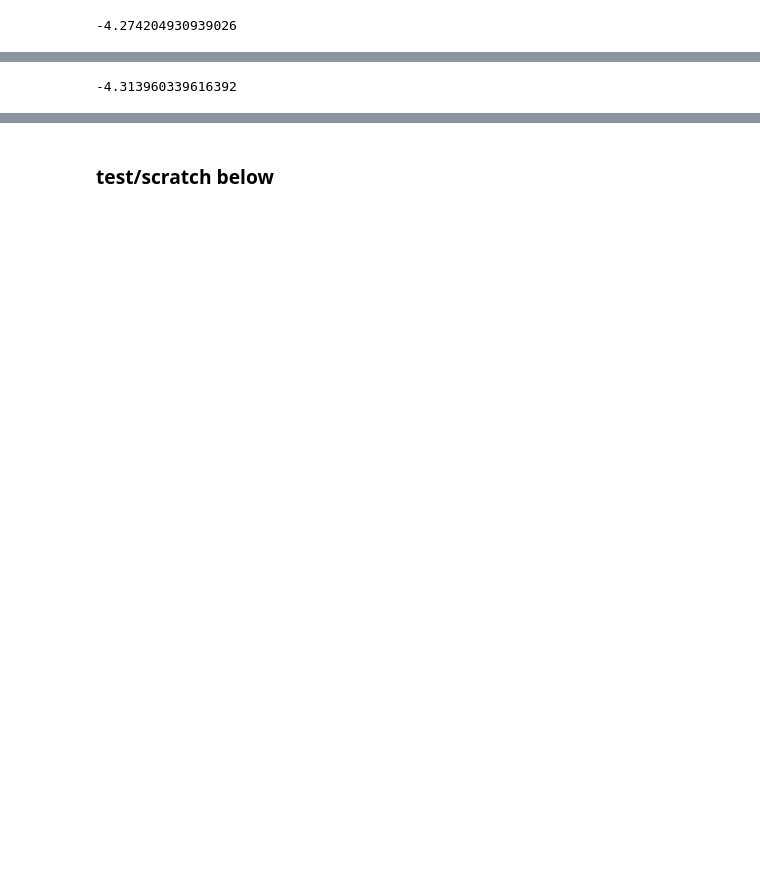
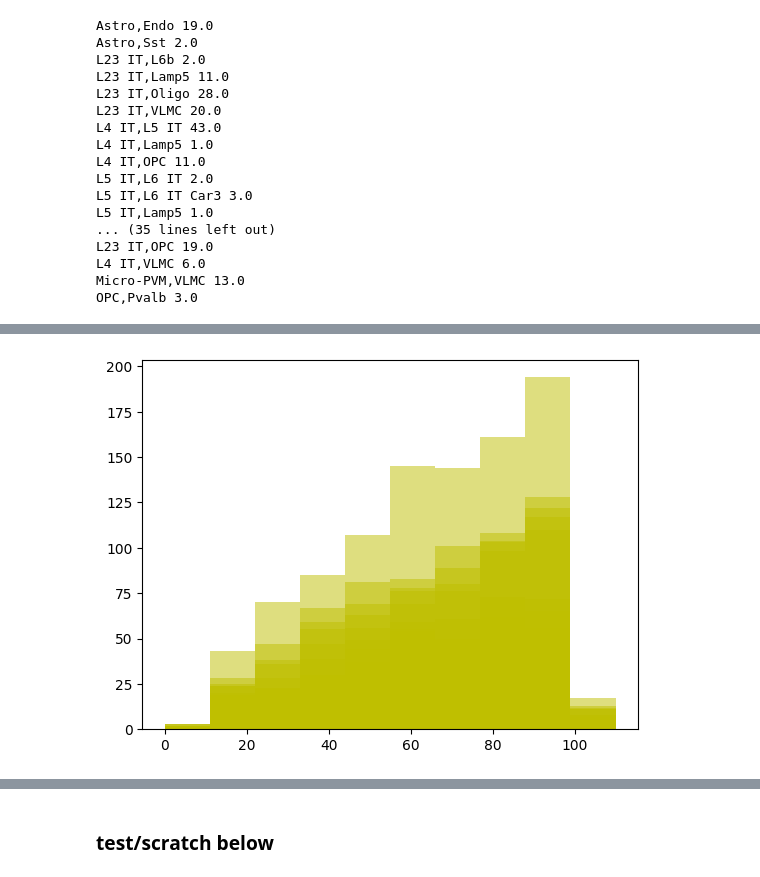
Before and after one commit to AllenInstitute/spots-in-space, a Jupyter notebook: code/merscope_processing/zhuang_cci_rewrite_attempt.ipynb, the cells around one changed output, grey strips where cells are left out. Cells and saved outputs as stored; diff of their text form; code cells hidden in the pictures; blank space fills up the shorter version.

Commit message:
Added zhuang fig 3b plotting fn, converted pairwise dist calc into fn

```diff
--- a/code/merscope_processing/zhuang_cci_rewrite_attempt.ipynb
+++ b/code/merscope_processing/zhuang_cci_rewrite_attempt.ipynb
@@ -103,31 +94,36 @@ KeyboardInterrupt:
 new_root = root_folder.joinpath(barcode)
 cci_csvs = new_root.glob('*.csv')
 obs_freqs = pd.DataFrame(columns=['pair_0', 'pair_1', 'z_score'])
+test = {}
 for cci in list(cci_csvs):
     # calculate one-tailed z-test of observed vs randomized for every group
     group_df = pd.read_csv(cci)
     slim_df = group_df[group_df.transform(lambda x: x <= 15)].dropna(how='all')
-    display(slim_df.head())
     sample_colname = [x for x in list(slim_df.columns) if '_realdata' in x][0]
     sample = slim_df.loc[:, slim_df.columns == sample_colname].count()
     population = slim_df.loc[:, slim_df.columns != sample_colname].count()
     # z = (sample mean – population mean) / [population standard deviation/sqrt(n)]
     z = (sample - np.mean(population)) / (np.std(population)/np.sqrt(10))
     comp_vals = sample_colname.split(',')
-    print(z.values[0])
     obs_freqs.loc[len(obs_freqs), obs_freqs.columns] = comp_vals[0], comp_vals[1].split('_')[0], z.values[0]
     if z.values[0] >= 0.05:
+        split_name = cci.stem.split('_')
+        bc = split_name[0]
+        comp_classes = split_name[1]
         z_df = group_df[group_df.transform(lambda x: x <= 100)].dropna(how='all')
-        plt.figure()
-        plt.hist(z_df.loc[:, z_df.columns == sample_colname], color = 'y', alpha=0.5)
-        try:
-            plt.hist(z_df.loc[:, z_df.columns != sample_colname].iloc[:, 1], alpha=0.5)
-        except ValueError:
-            continue
-        plt.xlabel(sample_colname.split('_')[0])
-        plt.ylabel('counts')
-        plt.title(cci.stem)
-        plt.text(0, 10, 'z score: '+str(z.values[0]))
-        print(str(new_root.joinpath(cci.stem+'_'+str(col)+'_100um_hist.png')))
-        plt.savefig(str(new_root.joinpath(cci.stem+'_'+str(col)+'_100um_hist.png')))
+        #plt.figure()
+        real_hist = plt.hist(z_df.loc[:, z_df.columns == sample_colname], color = 'y', alpha=0.5, bins = 10, range = (0, 110), label = 'real data')
+#         try:
+#             shuf_hist = plt.hist(z_df.loc[:, z_df.columns != sample_colname].iloc[:, 1], alpha=0.5, bins = 10, range = (0, 110), label = 'shuffled data')
+#         except ValueError:
+#             continue
+        test[comp_classes]= real_hist[0][1]
+        print(comp_classes, real_hist[0][1])
+#         plt.xlabel(sample_colname.split('_')[0])
+#         plt.ylabel('counts')
+#         plt.title(comp_classes + ' '+ bc)
+#         plt.text(80, 2, 'z score: '+str(round(z.values[0], 3)))
+#         plt.legend()
+#         print(str(new_root.joinpath(bc+'_'+comp_classes+'_100um_hist.png')))
+        #plt.savefig(str(new_root.joinpath(bc+'_'+comp_classes+'_100um_hist.png')))
 # %% [output]
@@ -140 +130,17 @@ for cci in list(cci_csvs):
--4.274204930939026
+Astro,Endo 19.0
+Astro,Sst 2.0
+L23 IT,L6b 2.0
+L23 IT,Lamp5 11.0
+L23 IT,Oligo 28.0
+L23 IT,VLMC 20.0
+L4 IT,L5 IT 43.0
+L4 IT,Lamp5 1.0
+L4 IT,OPC 11.0
+L5 IT,L6 IT 2.0
+L5 IT,L6 IT Car3 3.0
+L5 IT,Lamp5 1.0
+... (35 lines left out)
+L23 IT,OPC 19.0
+L4 IT,VLMC 6.0
+Micro-PVM,VLMC 13.0
+OPC,Pvalb 3.0
@@ -147 +147 @@ for cci in list(cci_csvs):
--4.313960339616392
+[figure, added]
```
Also changed, not shown: parts of 7 cells of this notebook.
